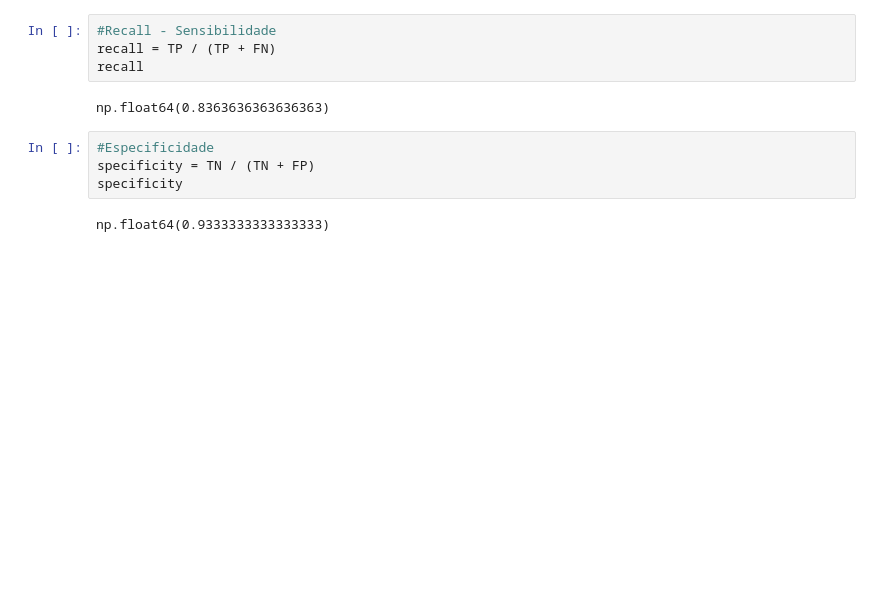
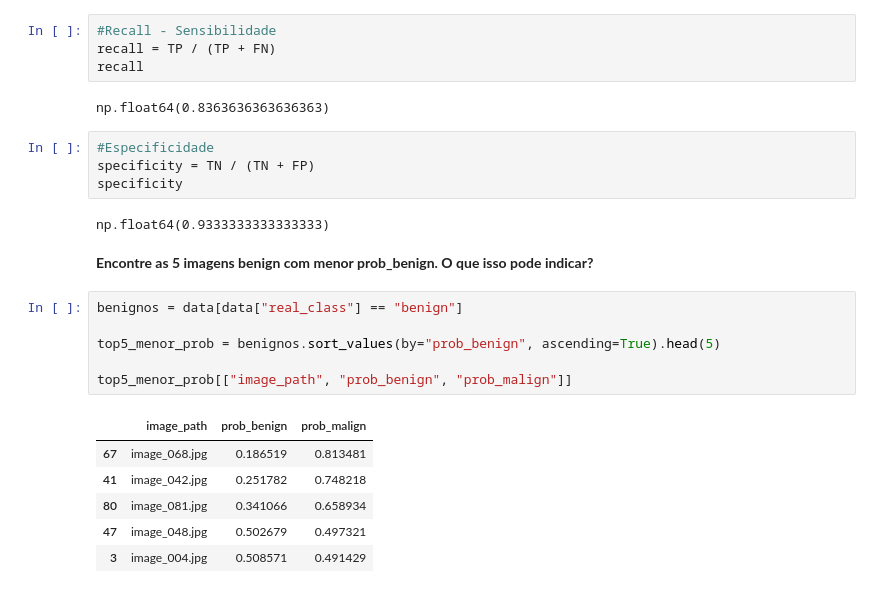
Before and after one commit to Guilherme0202PM/TreinamentoDados, a Jupyter notebook: Semana04/Section02/Tasks/CaseStudy_Pandas.ipynb, the cells around one changed output. Cells and saved outputs as stored; diff of their text form; blank space fills up the shorter version.

Commit message:
5 benign images with lower probability of being benign

```diff
--- a/Semana04/Section02/Tasks/CaseStudy_Pandas.ipynb
+++ b/Semana04/Section02/Tasks/CaseStudy_Pandas.ipynb
@@ -171,3 +171,19 @@ specificity = TN / (TN + FP)
 specificity
 # %% [output]
 np.float64(0.9333333333333333)
+# %% [markdown]
+**Encontre as 5 imagens benign com menor prob_benign. O que isso pode
+indicar?**
+# %%
+benignos = data[data["real_class"] == "benign"]
+
+top5_menor_prob = benignos.sort_values(by="prob_benign", ascending=True).head(5)
+
+top5_menor_prob[["image_path", "prob_benign", "prob_malign"]]
+# %% [output]
+|  | image_path | prob_benign | prob_malign |
+| 67 | image_068.jpg | 0.186519 | 0.813481 |
+| 41 | image_042.jpg | 0.251782 | 0.748218 |
+| 80 | image_081.jpg | 0.341066 | 0.658934 |
+| 47 | image_048.jpg | 0.502679 | 0.497321 |
+| 3 | image_004.jpg | 0.508571 | 0.491429 |
```
Also changed, not shown: parts of 1 cell of this notebook.
